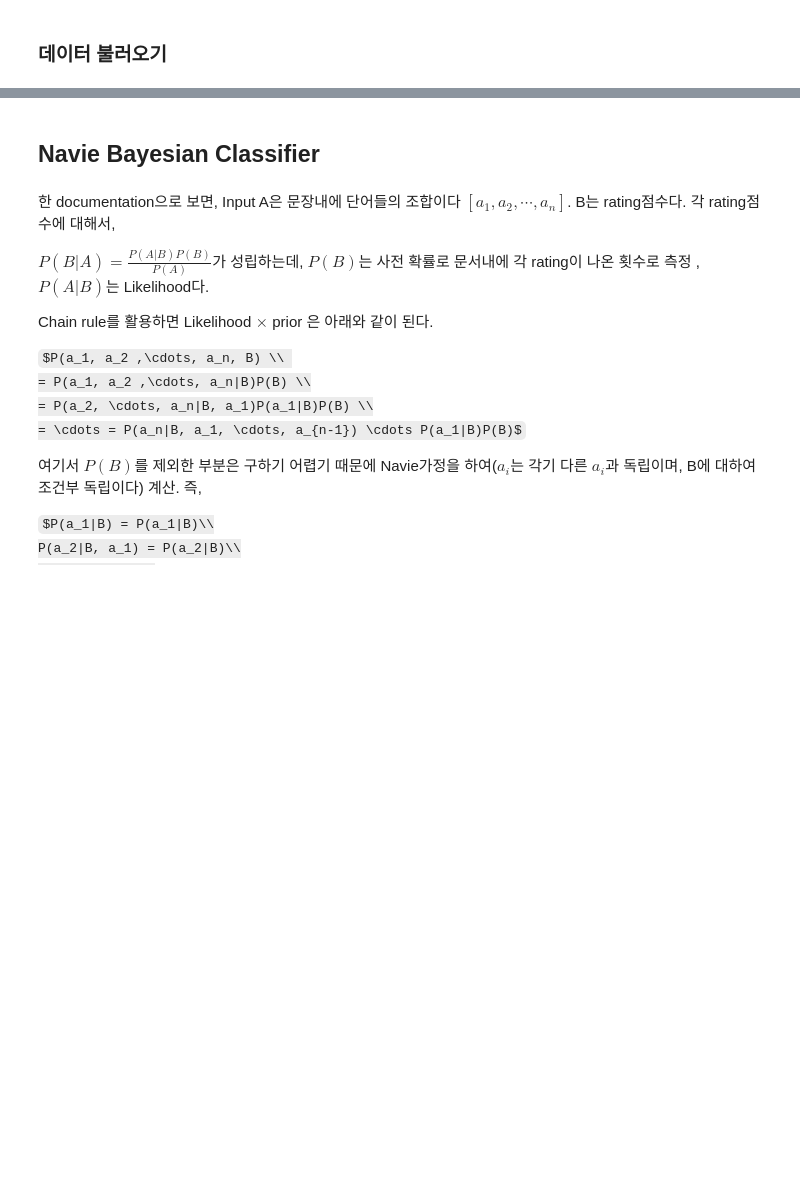
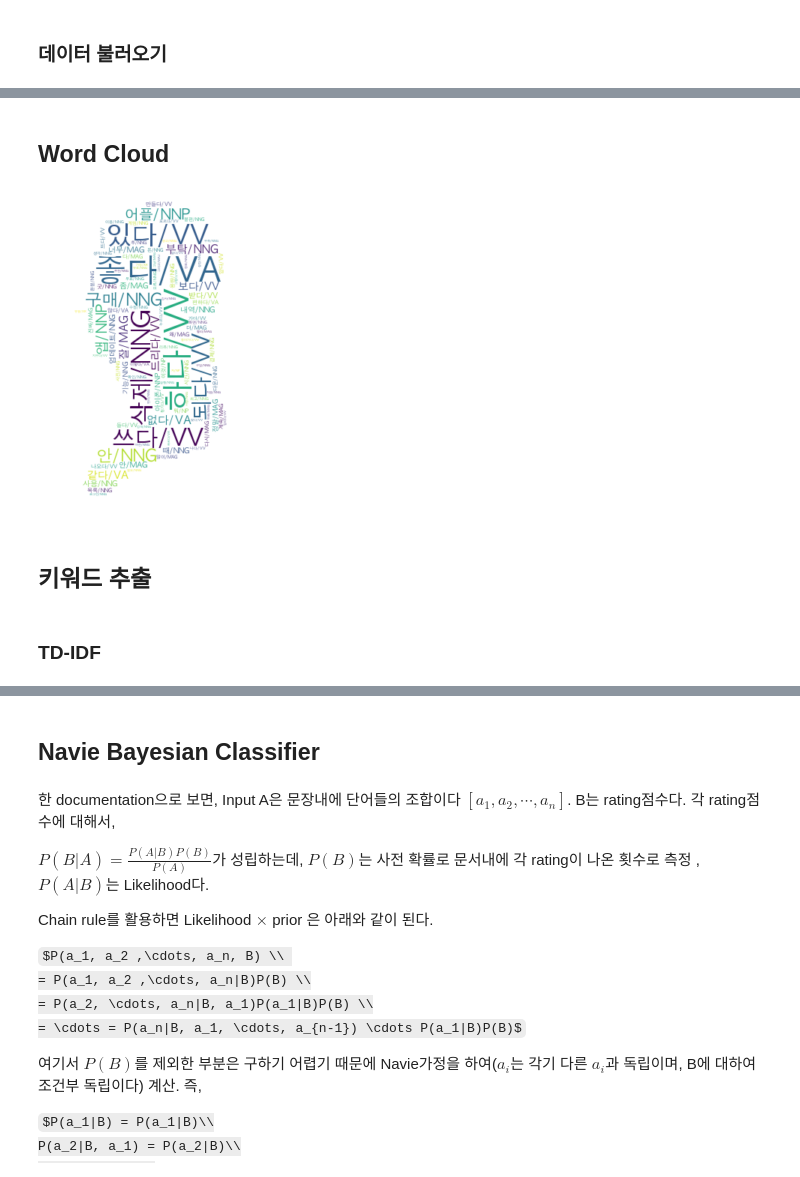
Before and after one commit to simonjisu/app_store_reviews_analysis, a Jupyter notebook: after_process_komoran.ipynb, the cells around one changed output, grey strips where cells are left out. Saved outputs shown, nothing was run; the diff lists cells and outputs as text; code cells hidden in the pictures; some formulas as TeX source; blank space fills up the shorter version.

```diff
--- a/after_process_komoran.ipynb
+++ b/after_process_komoran.ipynb
@@ -258,0 +10,2 @@ del _
+# %%
+app_id_list, ratings_lists, ma_lists = read_jsonl(file_path)
@@ -289,0 +90,61 @@ make_dict.word_dict_idx_inverse[88888]
+# %% [markdown]
+## Word Cloud
+# %%
+import sys
+import wordcloud
+import numpy as np
+import matplotlib.pyplot as plt
+from PIL import Image
+
+def read_mask(mask_file_name):
+    """주어진 이름의 파일에서 마스킹 이미지 데이터를 읽어서 돌려준다."""
+    mask = np.array(Image.open(mask_file_name))
+
+    return mask
+
+def draw_word_clouds(word_count, mask):
+    font_path = get_font_path()
+    cloud = build_cloud(word_count, font_path, mask)
+    show_cloud(cloud, mask)
+
+def get_font_path():
+    """플랫폼에 따라 글꼴 경로를 설정한다."""
+
+    if sys.platform == "win32" or sys.platform == "win64":
+        font_path = "C:/Windows/Fonts/malgun.ttf"
+    elif sys.platform == "darwin":
+        font_path = "/Library/Fonts/AppleGothic.ttf"
+
+    return font_path
+
+def build_cloud(word_count, font_path, mask):
+    """주어진 어휘 계수 결과와 글꼴 경로를 이용하여 워드 클라우드를 생성하여 돌려준다."""
+    NUM_WORDS = 200
+    cloud_gen = wordcloud.WordCloud(background_color="white",
+                                    font_path=font_path, max_words=NUM_WORDS,
+                                    mask=mask, collocations=False)
+    cloud = cloud_gen.generate_from_frequencies(word_count)
+
+    return cloud
+
+def show_cloud(cloud, mask):
+    """워드 클라우드를 화면에 표시한다."""
+
+    plt.imshow(cloud, interpolation="bilinear")
+    plt.axis("off")
+    plt.show()
+
+def main(word_counts):
+
+    mask_file_name = "./figs/bust.png"
+    mask = read_mask(mask_file_name)
+    word_count = Counter({l: c for l, c in word_counts.items()})
+    draw_word_clouds(word_count, mask)
+
+main(make_dict.word_count)
+# %% [output]
+[figure, added]
+# %% [markdown]
+## 키워드 추출
+# %% [markdown]
+### TD-IDF
```
Also changed, not shown: parts of 98 cells of this notebook, 9 other files.
